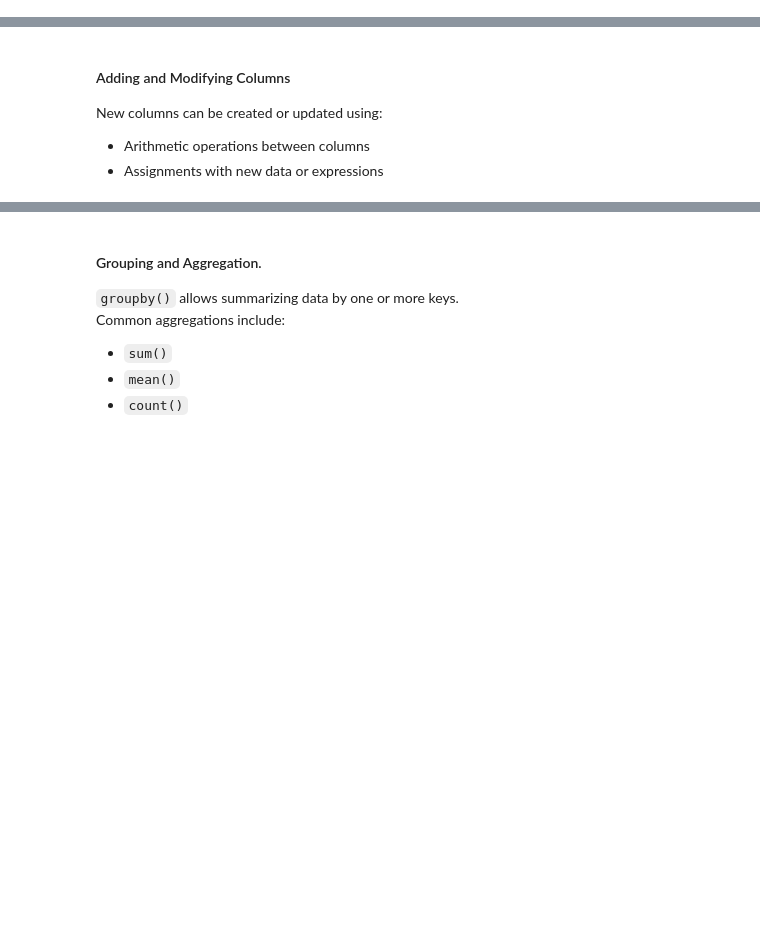
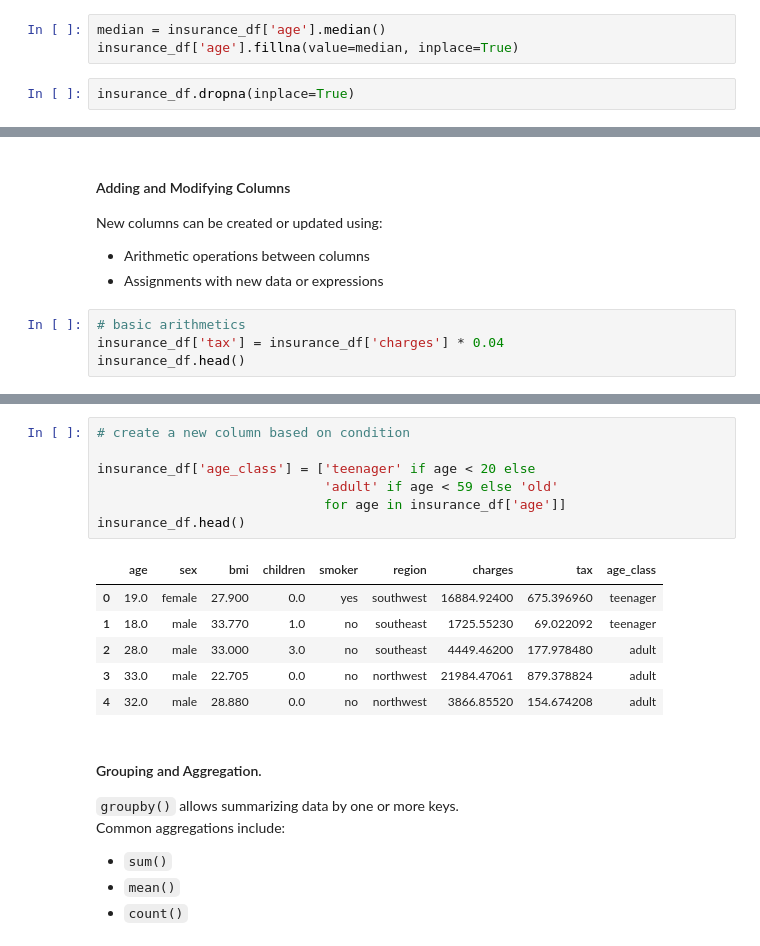
Before and after one commit to Muyiiwaa/python_and_sql_4_data-analysis, a Jupyter notebook: july_cohort/july_python/python_lesson_4.ipynb, the cells around one changed output, grey strips where cells are left out. Drawn from its saved outputs; the diff is of its cells as text; blank space fills up the shorter version.

```diff
--- a/july_cohort/july_python/python_lesson_4.ipynb
+++ b/july_cohort/july_python/python_lesson_4.ipynb
@@ -77,3 +322,8 @@ Useful functions:
+# %%
+median = insurance_df['age'].median()
+insurance_df['age'].fillna(value=median, inplace=True)
+# %%
+insurance_df.dropna(inplace=True)
 # %% [markdown]
 #### Descriptive Statistics
 Use `describe()` for a quick summary of numeric data.
@@ -90,3 +360,7 @@ Example concept: select rows where a column meets a condition, similar to a SQL
 New columns can be created or updated using:
 - Arithmetic operations between columns
 - Assignments with new data or expressions
+# %%
+# basic arithmetics
+insurance_df['tax'] = insurance_df['charges'] * 0.04
+insurance_df.head()
@@ -93,3 +374,17 @@ New columns can be created or updated using:
+# %%
+# create a new column based on condition
+
+insurance_df['age_class'] = ['teenager' if age < 20 else
+                             'adult' if age < 59 else 'old'
+                             for age in insurance_df['age']]
+insurance_df.head()
+# %% [output]
+|  | age | sex | bmi | children | smoker | region | charges | tax | age_class |
+| 0 | 19.0 | female | 27.900 | 0.0 | yes | southwest | 16884.92400 | 675.396960 | teenager |
+| 1 | 18.0 | male | 33.770 | 1.0 | no | southeast | 1725.55230 | 69.022092 | teenager |
+| 2 | 28.0 | male | 33.000 | 3.0 | no | southeast | 4449.46200 | 177.978480 | adult |
+| 3 | 33.0 | male | 22.705 | 0.0 | no | northwest | 21984.47061 | 879.378824 | adult |
+| 4 | 32.0 | male | 28.880 | 0.0 | no | northwest | 3866.85520 | 154.674208 | adult |
 # %% [markdown]
 #### Grouping and Aggregation.
 
```
Also changed, not shown: parts of 26 cells of this notebook, 2 other files.
